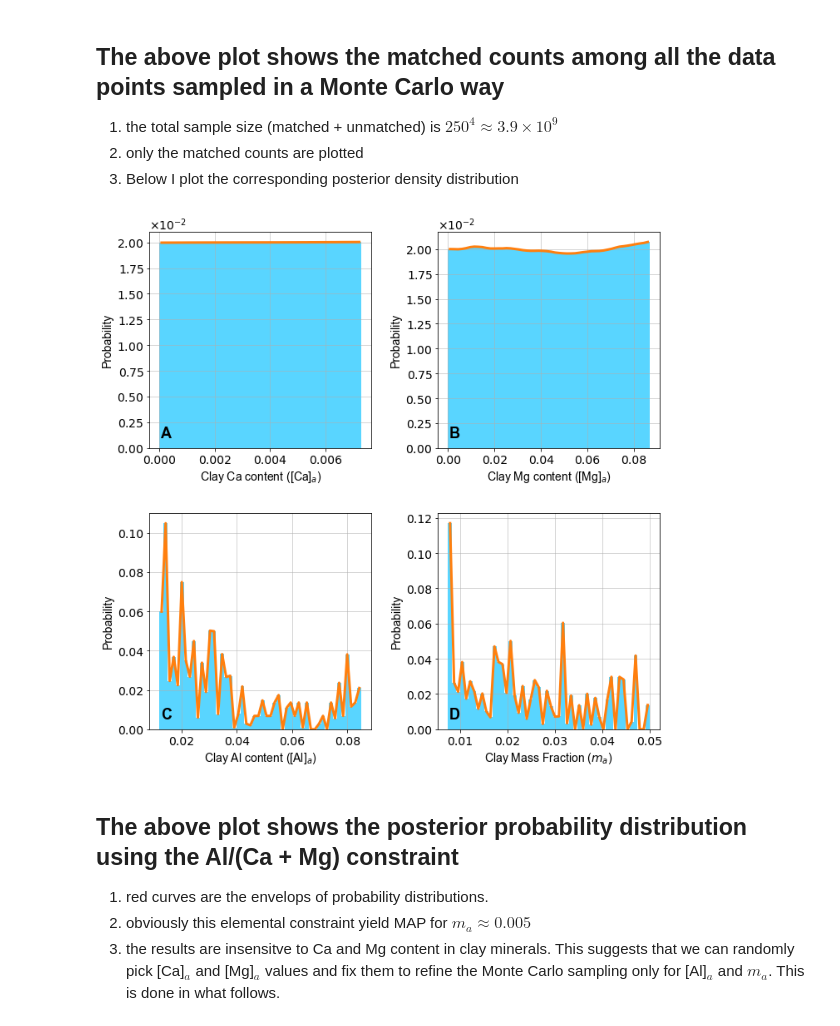
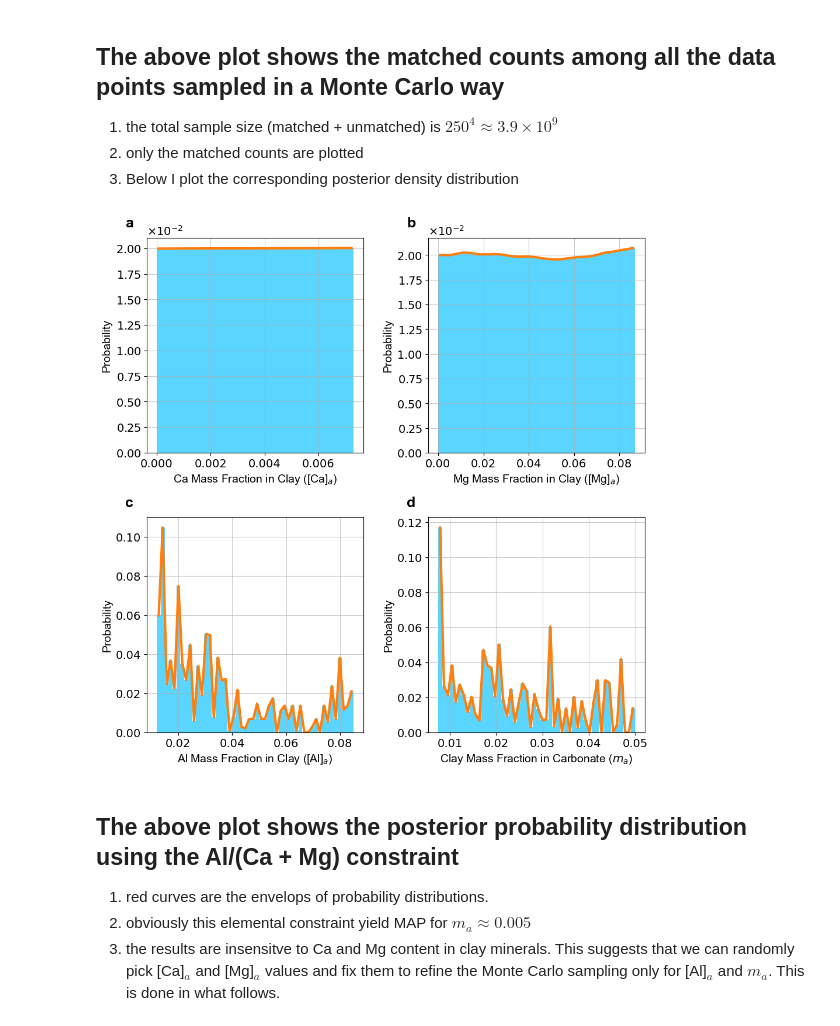
Before and after one commit to eart0381/BoxModel, a Jupyter notebook: MonteCarloDataProcessing.ipynb, the cells around one changed output. Saved outputs shown, nothing was run; the diff lists cells and outputs as text; code cells hidden in the pictures.

```diff
--- a/MonteCarloDataProcessing.ipynb
+++ b/MonteCarloDataProcessing.ipynb
@@ -51,7 +51,7 @@ with np.load('./Li_const.npz') as data:
 
     weights = np.ones_like(m_m) / len(m_m)
     plt.subplot(2,2,1)
-    plt.hist(1-m_m, weights=weights, bins=bin_num, rwidth=0.85, facecolor='g', alpha=0.85)  # density=False would make counts
+    plt.hist(1-m_m, weights=weights, bins=bin_num, rwidth=0.85, facecolor='g', edgecolor='none', rasterized=True, alpha=0.85)  # density=False would make counts
     plt.plot(0.5*(edge_m[:-1]+edge_m[1:]), hist_m, color='r', linewidth=lw)
     plt.ylabel('Probability', size=FONT_SIZE, **afont)
     plt.xlabel(r'Clay Mass Fraction ($m_a$)', size=FONT_SIZE, **afont);
@@ -60,7 +60,7 @@ with np.load('./Li_const.npz') as data:
 
     weights = np.ones_like(m_lia) / len(m_lia)
     plt.subplot(2,2,2)
-    plt.hist(m_lia*1e6, weights=weights, bins=bin_num, rwidth=0.85, facecolor='g', alpha=0.85)
+    plt.hist(m_lia*1e6, weights=weights, bins=bin_num, rwidth=0.85, facecolor='g', edgecolor='none', rasterized=True, alpha=0.85)
     plt.plot(0.5*(edge_lia[:-1]+edge_lia[1:])*1e6, hist_lia, color='r', linewidth=lw)
     plt.ylabel('Probability', size=FONT_SIZE, **afont)
     plt.xlabel(r'Clay Li Content in ppm ([Li]$_a$)', size=FONT_SIZE, **afont);
@@ -69,7 +69,7 @@ with np.load('./Li_const.npz') as data:
 
     weights = np.ones_like(m_dlia) / len(m_dlia)
     plt.subplot(2,2,3)
-    plt.hist(m_dlia*1e3, weights=weights, bins=bin_num, rwidth=0.85, facecolor='g', alpha=0.85)
+    plt.hist(m_dlia*1e3, weights=weights, bins=bin_num, rwidth=0.85, facecolor='g', edgecolor='none', rasterized=True, alpha=0.85)
     plt.plot(0.5*(edge_dlia[:-1]+edge_dlia[1:])*1e3, hist_dlia, color='r', linewidth=lw)
     plt.xlim([-15, 5])
     plt.ylabel('Probability', size=FONT_SIZE, **afont)
@@ -77,5 +77,5 @@ with np.load('./Li_const.npz') as data:
     plt.tick_params(labelsize=FONT_SIZE)
     plt.grid(which='major', alpha=0.65)
 
-    plt.subplots_adjust(left=None, bottom=None, right=None, top=None, wspace=0.3, hspace=0.3)
+#     plt.subplots_adjust(left=None, bottom=None, right=None, top=None, wspace=0.3, hspace=0.3)
 # %% [output]
@@ -114,7 +114,7 @@ with np.load('./Ele_const.npz') as data:
     plt.suptitle('Simulation Based on Al/(Ca+Mg)', size=20, y=0.95, **afont)
 
     plt.subplot(2,2,1)
-    plt.hist(m_caa, bins=bin_num, facecolor='g', alpha=0.85)
+    plt.hist(m_caa, bins=bin_num, facecolor='g', edgecolor='none', rasterized=True, alpha=0.85)
     plt.ylabel('Counts of match', size=FONT_SIZE, **afont)
     plt.xlabel(r'Clay Ca content ([Ca]$_a$)', size=FONT_SIZE, **afont);
     plt.tick_params(labelsize=FONT_SIZE)
@@ -123,7 +123,7 @@ with np.load('./Ele_const.npz') as data:
     plt.grid(which='major', alpha=0.65)
 
     plt.subplot(2,2,2)
-    plt.hist(m_mga, bins=bin_num, facecolor='g', alpha=0.85)
+    plt.hist(m_mga, bins=bin_num, facecolor='g', edgecolor='none', rasterized=True, alpha=0.85)
     plt.ylabel('Counts of match', size=FONT_SIZE, **afont)
     plt.xlabel(r'Clay Mg content ([Mg]$_a$)', size=FONT_SIZE, **afont);
     plt.tick_params(labelsize=FONT_SIZE)
@@ -132,7 +132,7 @@ with np.load('./Ele_const.npz') as data:
     plt.grid(which='major', alpha=0.65)
 
     plt.subplot(2,2,3)
-    plt.hist(m_ala, bins=bin_num, facecolor='g', alpha=0.85)
+    plt.hist(m_ala, bins=bin_num, facecolor='g', edgecolor='none', rasterized=True, alpha=0.85)
     plt.ylabel('Counts of match', size=FONT_SIZE, **afont)
     plt.xlabel(r'Clay Al content ([Al]$_a$)', size=FONT_SIZE, **afont);
     plt.tick_params(labelsize=FONT_SIZE)
@@ -141,7 +141,7 @@ with np.load('./Ele_const.npz') as data:
     plt.grid(which='major', alpha=0.65)
 
     plt.subplot(2,2,4)
-    plt.hist(1-m_m2, bins=bin_num, facecolor='g', alpha=0.85)  # density=False would make counts
+    plt.hist(1-m_m2, bins=bin_num, facecolor='g', edgecolor='none', rasterized=True, alpha=0.85)  # density=False would make counts
     plt.ylabel('Counts of match', size=FONT_SIZE, **afont)
     plt.xlabel(r'Clay Mass Fraction ($m_a$)', size=FONT_SIZE, **afont);
     plt.tick_params(labelsize=FONT_SIZE)
@@ -184,52 +184,53 @@ with np.load('./Ele_const.npz') as data:
 
     weights = np.ones_like(m_caa) / len(m_caa)
     plt.subplot(2,2,1)
-    plt.hist(m_caa, bins=bin_num, weights=weights, facecolor='deepskyblue', alpha=0.65)
+    plt.hist(m_caa, bins=bin_num, weights=weights, facecolor='deepskyblue', edgecolor='none', rasterized=True, alpha=0.65)
     plt.plot(0.5*(edge_caa[:-1]+edge_caa[1:]), hist_caa, color='tab:orange', linewidth=lw)
     plt.ylabel('Probability', size=FONT_SIZE, **afont)
     plt.xlabel(r'Ca Mass Fraction in Clay ([Ca]$_a$)', size=FONT_SIZE, **afont);
     plt.tick_params(labelsize=FONT_SIZE)
     plt.gca().yaxis.set_major_formatter(fmt)
     plt.gca().yaxis.get_offset_text().set_fontsize(FONT_SIZE)
-    plt.text(x=0.05, y=0.05, s='A', transform=plt.gca().transAxes, size=18, weight="bold", **afont)
+    plt.text(x=-0.1, y=1.05, s='a', transform=plt.gca().transAxes, size=18, weight="bold", **afont)
     plt.grid(which='major', alpha=0.65)
 
     weights = np.ones_like(m_mga) / len(m_mga)
     plt.subplot(2,2,2)
-    plt.hist(m_mga, bins=bin_num, weights=weights, facecolor='deepskyblue', alpha=0.65)
+    plt.hist(m_mga, bins=bin_num, weights=weights, facecolor='deepskyblue', edgecolor='none', rasterized=True, alpha=0.65)
     plt.plot(0.5*(edge_mga[:-1]+edge_mga[1:]), hist_mga, color='tab:orange', linewidth=lw)
     plt.ylabel('Probability', size=FONT_SIZE, **afont)
     plt.xlabel(r'Mg Mass Fraction in Clay ([Mg]$_a$)', size=FONT_SIZE, **afont);
     plt.tick_params(labelsize=FONT_SIZE)
     plt.gca().yaxis.set_major_formatter(fmt)
     plt.gca().yaxis.get_offset_text().set_fontsize(FONT_SIZE)
-    plt.text(x=0.05, y=0.05, s='B', transform=plt.gca().transAxes, size=18, weight="bold", **afont)
+#     plt.text(x=0.05, y=0.05, s='B', transform=plt.gca().transAxes, size=18, weight="bold", **afont)
+    plt.text(x=-0.1, y=1.05, s='b', transform=plt.gca().transAxes, size=18, weight="bold", **afont)
     plt.grid(which='major', alpha=0.65)
 
     weights = np.ones_like(m_ala) / len(m_ala)
     plt.subplot(2,2,3)
-    plt.hist(m_ala, bins=bin_num, weights=weights, facecolor='deepskyblue', alpha=0.65)
+    plt.hist(m_ala, bins=bin_num, weights=weights, facecolor='deepskyblue', edgecolor='none', rasterized=True, alpha=0.65)
     plt.plot(0.5*(edge_ala[:-1]+edge_ala[1:]), hist_ala, color='tab:orange', linewidth=lw)
     plt.ylabel('Probability', size=FONT_SIZE, **afont)
     plt.xlabel(r'Al Mass Fraction in Clay ([Al]$_a$)', size=FONT_SIZE, **afont);
     plt.tick_params(labelsize=FONT_SIZE)
-    plt.text(x=0.05, y=0.05, s='C', transform=plt.gca().transAxes, size=18, weight="bold", **afont)
+    plt.text(x=-0.1, y=1.05, s='c', transform=plt.gca().transAxes, size=18, weight="bold", **afont)
     plt.grid(which='major', alpha=0.65)
 
     weights = np.ones_like(m_m2) / len(m_m2)
     plt.subplot(2,2,4)
-    plt.hist(1-m_m2, bins=bin_num, weights=weights, facecolor='deepskyblue', alpha=0.65)  # density=False would make counts
+    plt.hist(1-m_m2, bins=bin_num, weights=weights, facecolor='deepskyblue', edgecolor='none', rasterized=True, alpha=0.65)  # density=False would make counts
     plt.plot(0.5*(edge_m[:-1]+edge_m[1:]), hist_m, color='tab:orange', linewidth=lw)
     plt.ylabel('Probability', size=FONT_SIZE, **afont)
     plt.xlabel(r'Clay Mass Fraction in Carbonate ($m_a$)', size=FONT_SIZE, **afont);
     plt.tick_params(labelsize=FONT_SIZE)
-    plt.text(x=0.05, y=0.05, s='D', transform=plt.gca().transAxes, size=18, weight="bold", **afont)
+    plt.text(x=-0.1, y=1.05, s='d', transform=plt.gca().transAxes, size=18, weight="bold", **afont)
     plt.grid(which='major', alpha=0.65)
 
     plt.subplots_adjust(left=None, bottom=None, right=None, top=None, wspace=0.3, hspace=0.3)
-    f.savefig('./Figure-S5.png', dpi=300)
+    f.savefig('./Figure-S5.pdf', dpi=300)
 # %% [output]
-[figure, old version]
+[figure, new version]
 # %% [markdown]
 ## The above plot shows the posterior probability distribution using the Al/(Ca + Mg) constraint
 
```
Also changed, not shown: parts of 3 cells of this notebook.
